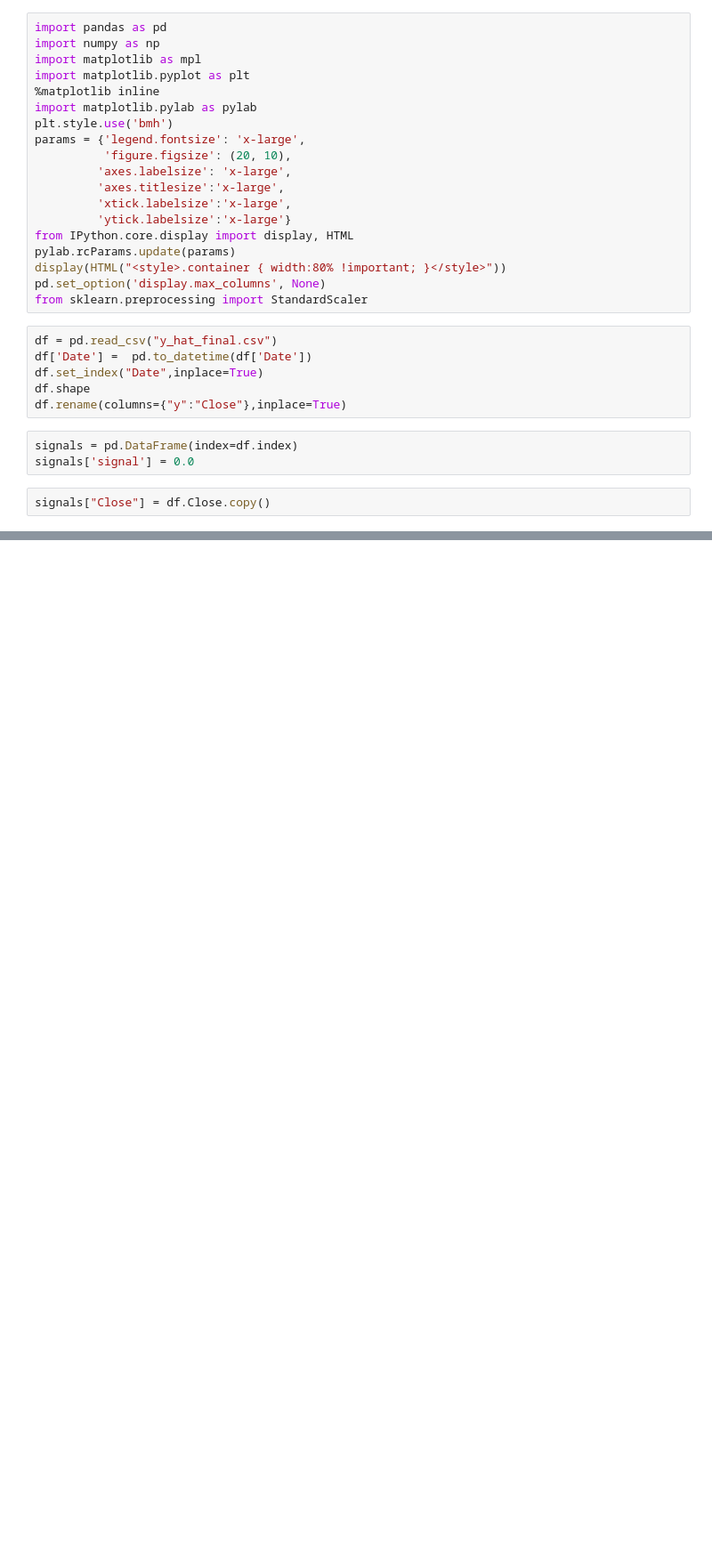
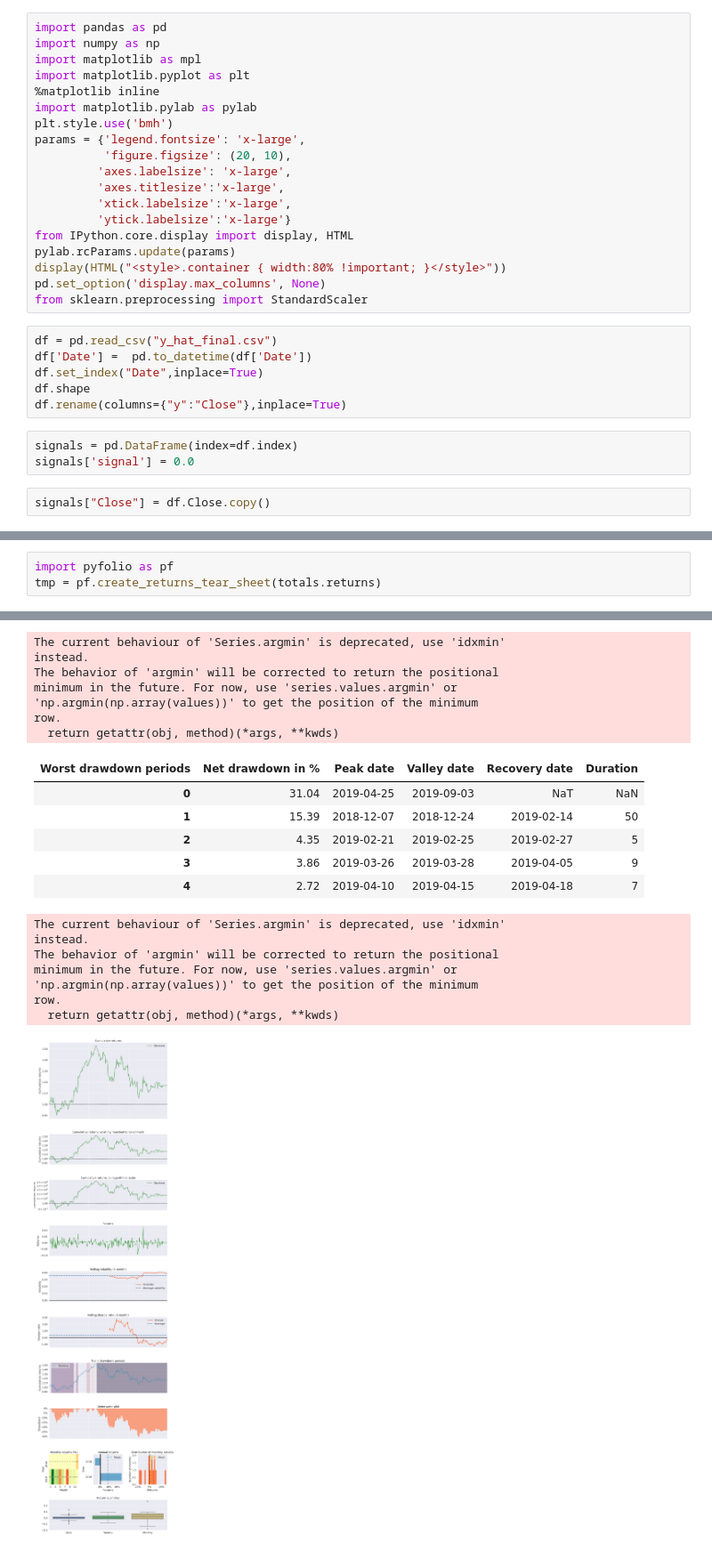
Before and after one commit to michaelwozniak/rit_preliminaries, a Jupyter notebook: buy_and_hold_agent.ipynb, the cells around one changed output, grey strips where cells are left out. Shown at 89% size. Drawn from its saved outputs; the diff is of its cells as text; blank space fills up the shorter version.

```diff
--- a/buy_and_hold_agent.ipynb
+++ b/buy_and_hold_agent.ipynb
@@ -131,0 +210,4 @@ plt.show()
+# %%
+import pyfolio as pf
+tmp = pf.create_returns_tear_sheet(totals.returns)
+# %% [output]
@@ -131,0 +231,21 @@ plt.show()
+The current behaviour of 'Series.argmin' is deprecated, use 'idxmin'
+instead.
+The behavior of 'argmin' will be corrected to return the positional
+minimum in the future. For now, use 'series.values.argmin' or
+'np.argmin(np.array(values))' to get the position of the minimum
+row.
+  return getattr(obj, method)(*args, **kwds)
+| Worst drawdown periods | Net drawdown in % | Peak date | Valley date | Recovery date | Duration |
+| 0 | 31.04 | 2019-04-25 | 2019-09-03 | NaT | NaN |
+| 1 | 15.39 | 2018-12-07 | 2018-12-24 | 2019-02-14 | 50 |
+| 2 | 4.35 | 2019-02-21 | 2019-02-25 | 2019-02-27 | 5 |
+| 3 | 3.86 | 2019-03-26 | 2019-03-28 | 2019-04-05 | 9 |
+| 4 | 2.72 | 2019-04-10 | 2019-04-15 | 2019-04-18 | 7 |
+The current behaviour of 'Series.argmin' is deprecated, use 'idxmin'
+instead.
+The behavior of 'argmin' will be corrected to return the positional
+minimum in the future. For now, use 'series.values.argmin' or
+'np.argmin(np.array(values))' to get the position of the minimum
+row.
+  return getattr(obj, method)(*args, **kwds)
+[figure, added]
```
Also changed, not shown: parts of 8 cells of this notebook, 16 other files.
